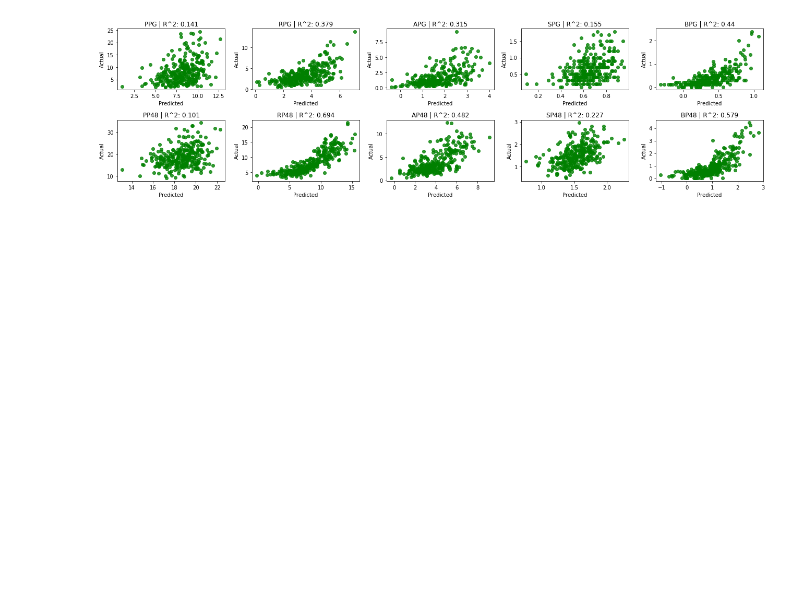
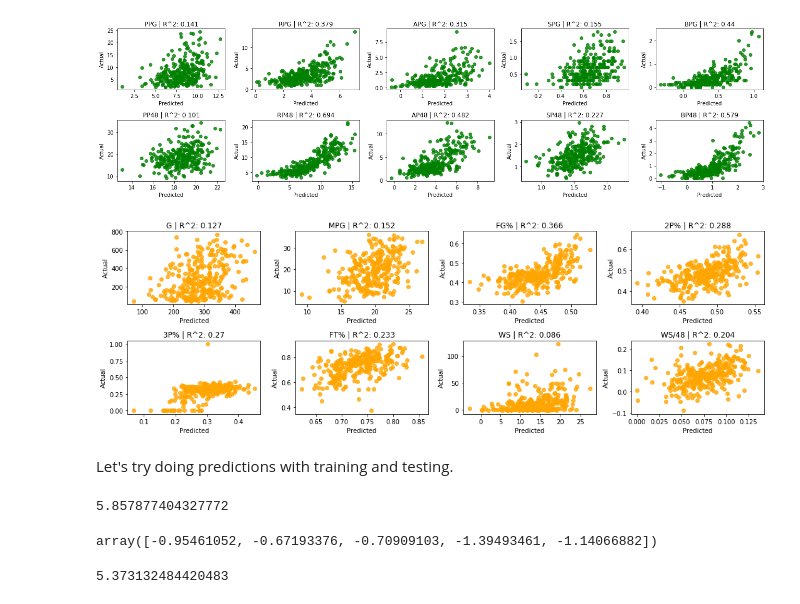
Before and after one commit to jrtran/stats131group7, a Jupyter notebook: models.ipynb, the cells around one changed output. Drawn from its saved outputs; the diff is of its cells as text; code cells hidden in the pictures; blank space fills up the shorter version.

Commit message:
updating models with more stuff

```diff
--- a/models.ipynb
+++ b/models.ipynb
@@ -175,3 +175,23 @@ plt.tight_layout()
 plt.show()
 # %% [output]
 [figure]
+# %%
+fig = plt.figure(figsize = (15, 5))
+for i, colname in enumerate(['G', 'MPG', 'FG%', '2P%', '3P%', 'FT%', 'WS', 'WS/48']):
+    plt.subplot(2, 4, i + 1)
+    var = career_sk[colname]
+    per48 = linear_model.LinearRegression()
+    per48.fit(X = combine_sk, y = var)
+    score = np.round(per48.score(X = combine_sk, y = var), 3)
+    # print(metrics.mean_absolute_error(var, per48.predict(combine_sk)))
+    plt.plot(per48.predict(combine_sk), var, 'o', c = 'orange', alpha = 0.8)
+    plt.title('{} | R^2: {}'.format(colname, score))
+    plt.xlabel("Predicted")
+    plt.ylabel("Actual")
+    plt.subplots_adjust(hspace = 0.5)
+plt.tight_layout()
+plt.show()
+# %% [output]
+[figure, added]
+# %% [markdown]
+Let's try doing predictions with training and testing.
@@ -177,0 +202,19 @@ plt.show()
+# %%
+target = career_sk['PP48']
+X_train, X_test, y_train, y_test = train_test_split(combine_sk, target, test_size = 0.2)
+mdl_obj = tree.DecisionTreeRegressor()
+# mdl_obj = linear_model.LinearRegression()
+mdl = mdl_obj.fit(X_train, y_train)
+predictions = mdl.predict(X_test)
+print(metrics.mean_absolute_error(predictions, y_test))
+# %% [output]
+5.857877404327772
+# %%
+cross_val_score(mdl, X_train, y_train, cv = 5)
+# %% [output]
+array([-0.95461052, -0.67193376, -0.70909103, -1.39493461, -1.14066882])
+# %%
+preds = cross_val_predict(mdl, X_test, y_test, cv = 5)
+metrics.mean_absolute_error(y_test, preds)
+# %% [output]
+5.373132484420483
```
Also changed, not shown: parts of 4 cells of this notebook.
